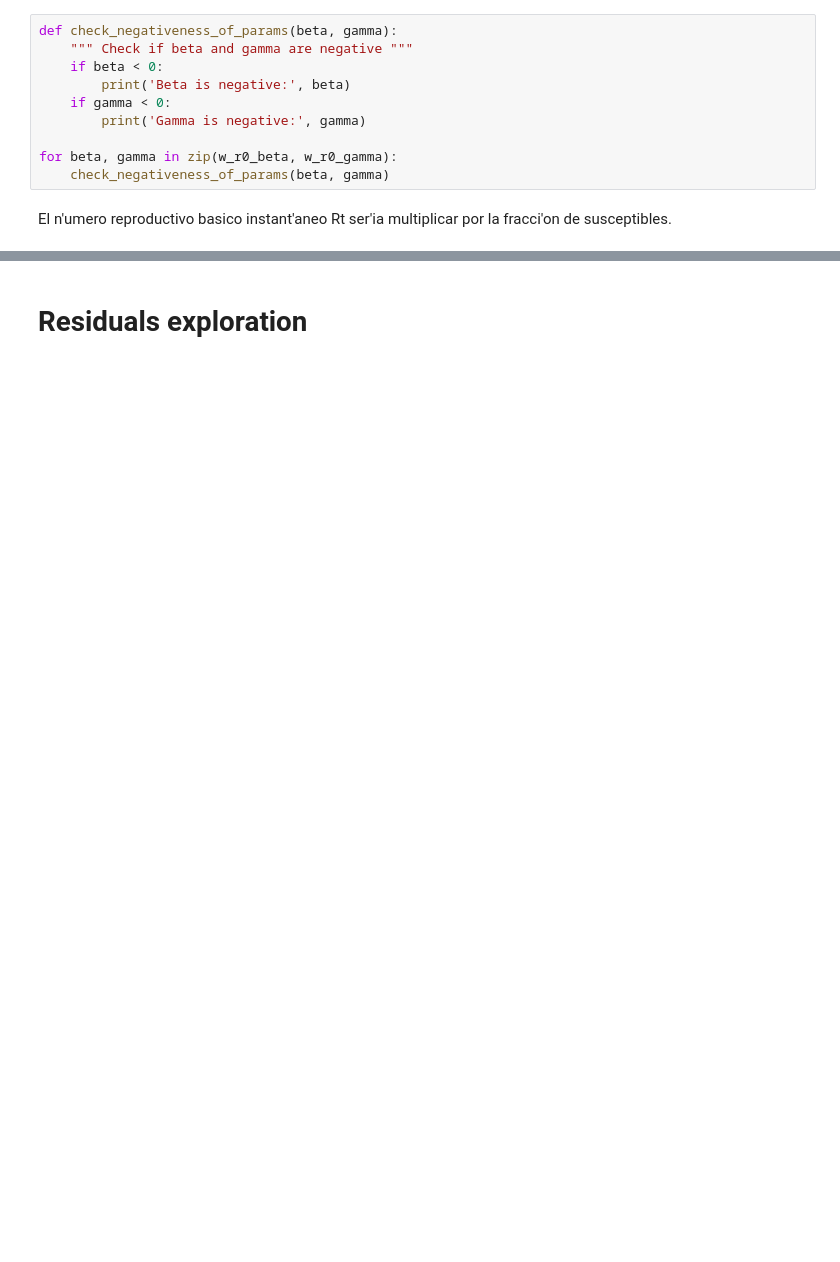
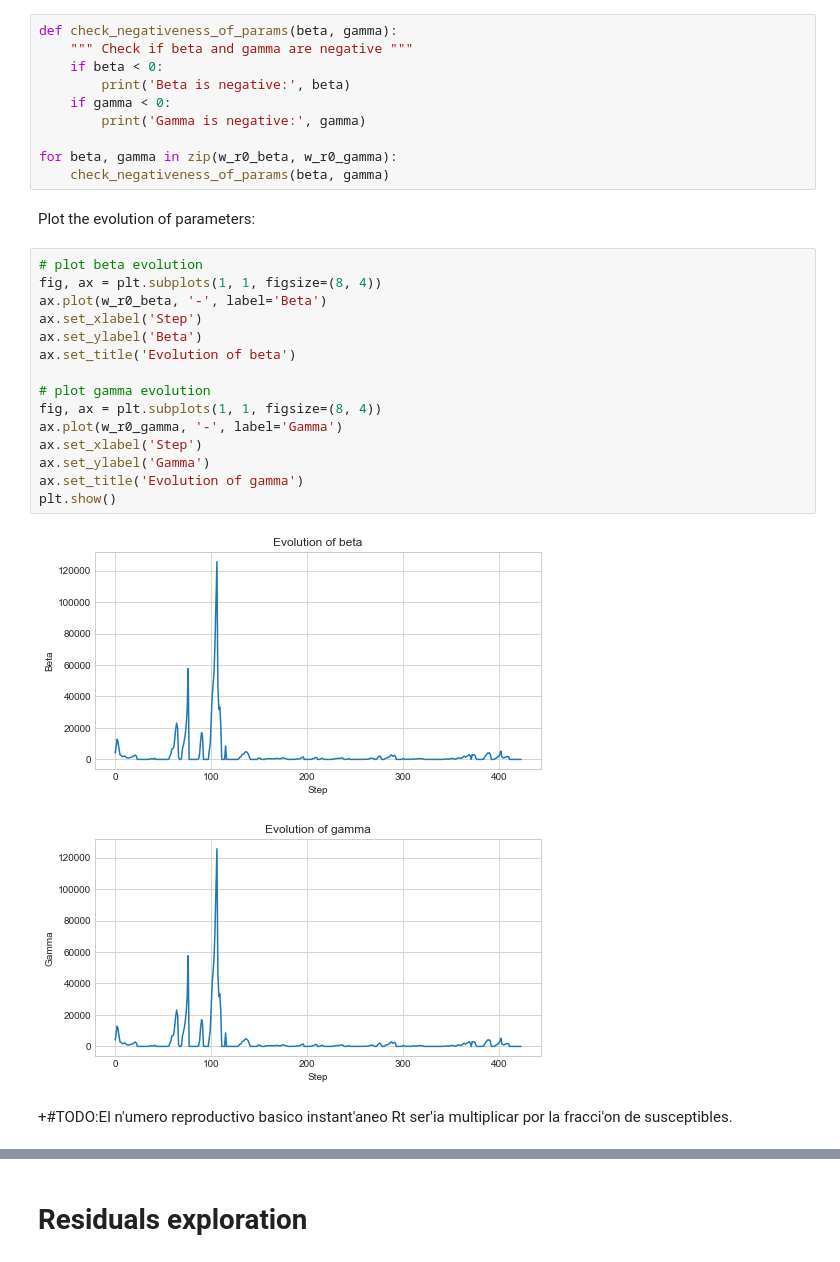
Before and after one commit to marialonsogar/COVID-Dynamics-Model-Comparison, a Jupyter notebook: modeling/SIS-COVID-Spain.ipynb, the cells around one changed output, grey strips where cells are left out. Drawn from its saved outputs; the diff is of its cells as text; blank space fills up the shorter version.

```diff
--- a/modeling/SIS-COVID-Spain.ipynb
+++ b/modeling/SIS-COVID-Spain.ipynb
@@ -678,7 +711,27 @@ def check_negativeness_of_params(beta, gamma):
 
 for beta, gamma in zip(w_r0_beta, w_r0_gamma):
     check_negativeness_of_params(beta, gamma)
+# %% [markdown]
+Plot the evolution of parameters:
+# %%
+# plot beta evolution
+fig, ax = plt.subplots(1, 1, figsize=(8, 4))
+ax.plot(w_r0_beta, '-', label='Beta')
+ax.set_xlabel('Step')
+ax.set_ylabel('Beta')
+ax.set_title('Evolution of beta')
+
+# plot gamma evolution
+fig, ax = plt.subplots(1, 1, figsize=(8, 4))
+ax.plot(w_r0_gamma, '-', label='Gamma')
+ax.set_xlabel('Step')
+ax.set_ylabel('Gamma')
+ax.set_title('Evolution of gamma')
+plt.show()
+# %% [output]
+[figure, added]
+[figure, added]
 # %% [markdown]
-El n'umero reproductivo basico instant'aneo Rt ser'ia multiplicar por la fracci'on de susceptibles.
++#TODO:El n'umero reproductivo basico instant'aneo Rt ser'ia multiplicar por la fracci'on de susceptibles.
 # %%
 r0 = [beta/gamma for beta, gamma in zip(w_r0_beta, w_r0_gamma)]
```
Also changed, not shown: parts of 53 cells of this notebook, 2 other files.
